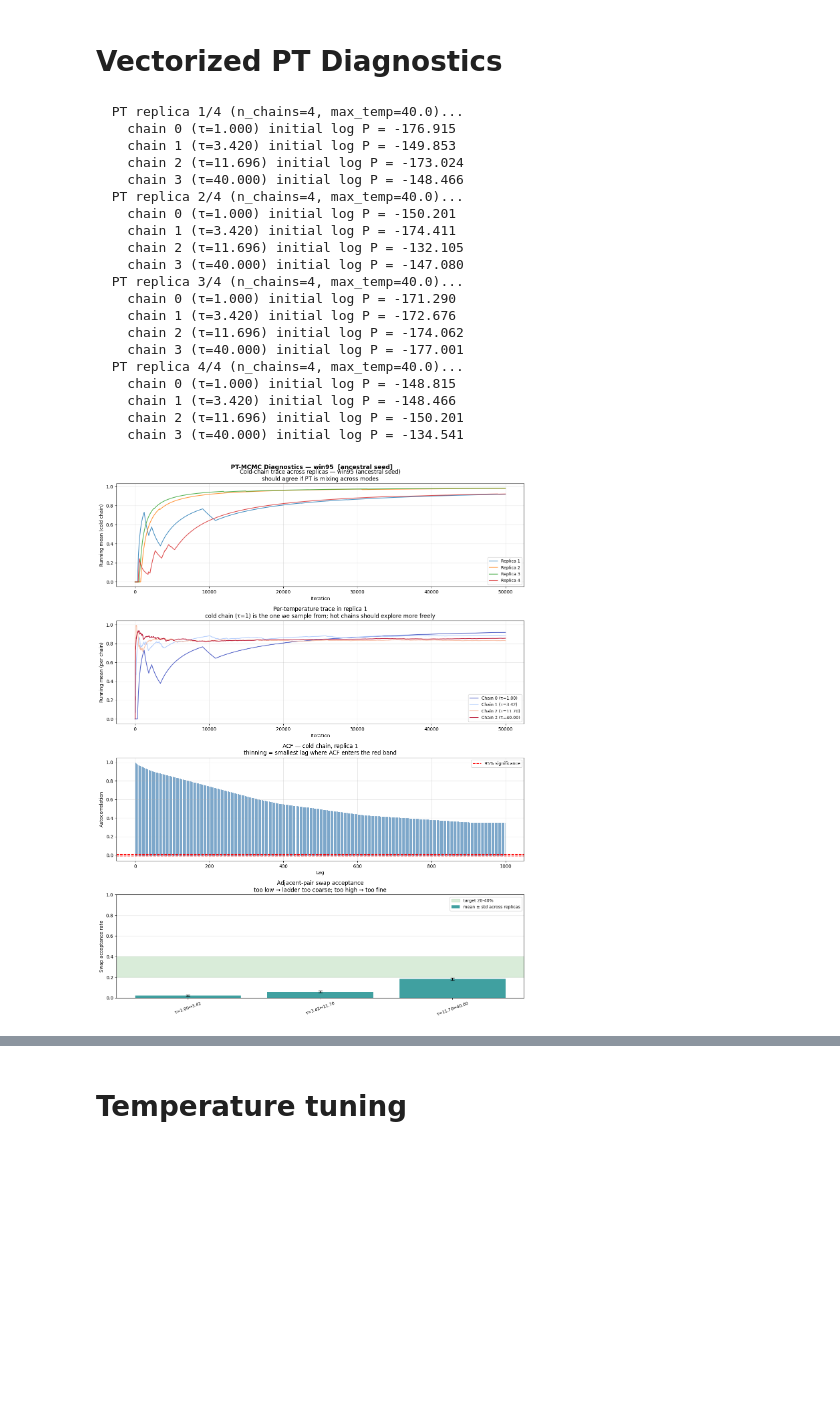
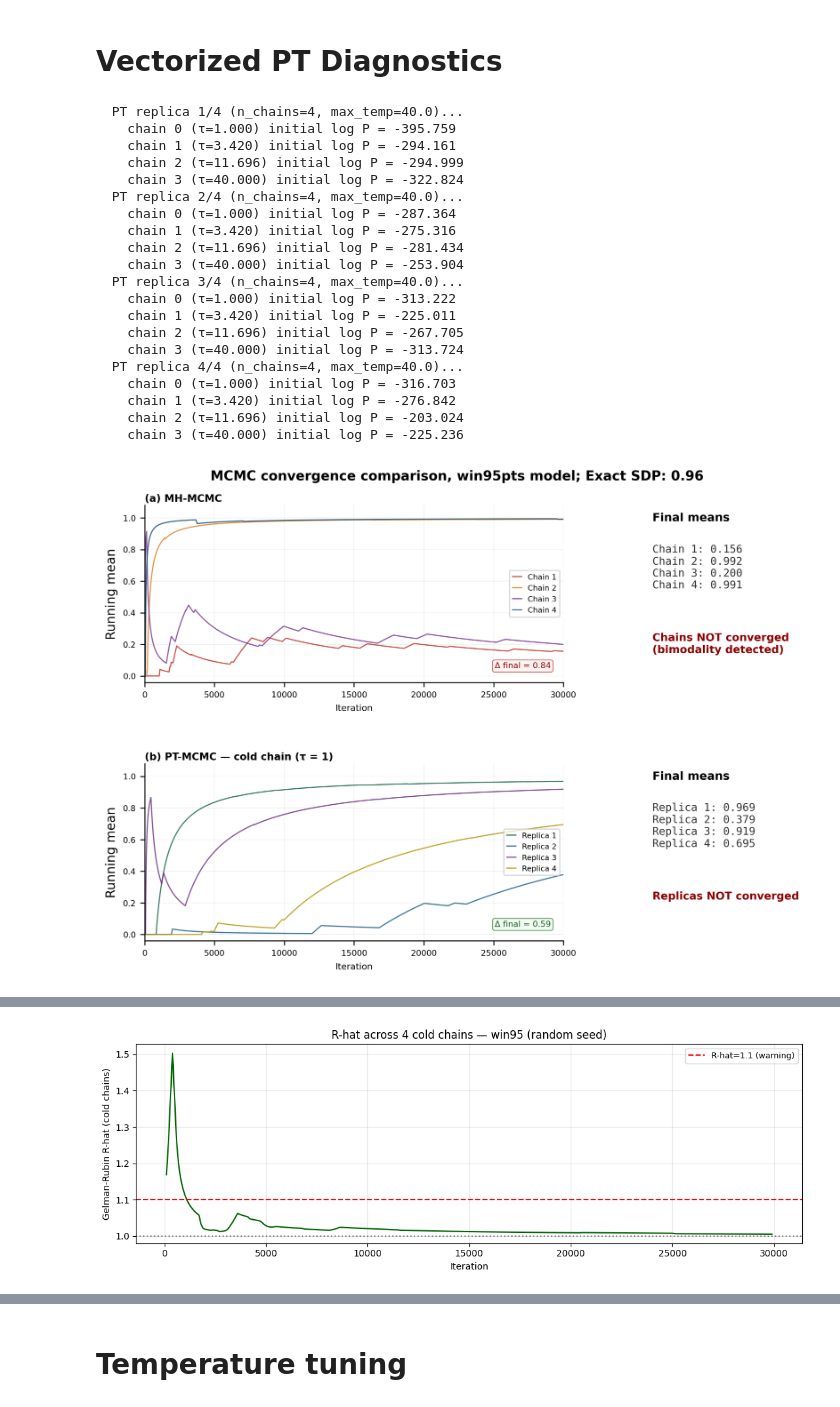
Before and after one commit to jpafcampos/explaining-BNs, a Jupyter notebook: src/mcmc_sanity_check.ipynb, the cells around one changed output, grey strips where cells are left out. Drawn from its saved outputs; the diff is of its cells as text; code cells hidden in the pictures; blank space fills up the shorter version.

```diff
--- a/src/mcmc_sanity_check.ipynb
+++ b/src/mcmc_sanity_check.ipynb
@@ -85,7 +88,7 @@ Loading models...
 # %%
 interesting_patient = {'TTOK': 'No', 'NtSpd': 'OK', 'PgOrnttnOK': 'Incorrect', 'NetOK': 'Yes', 'TrTypFnts': 'No', 'PrtPath': 'Correct', 'PrtPaper': 'No_Paper', 'Problem1': 'No_Output', 'AppData': 'Correct', 'PrtDataOut': 'Yes', 'PSERRMEM': 'Low_Memory', 'Problem4': 'Yes', 'FntInstlltn': 'Verified', 'NnTTOK': 'No', 'AppDtGnTm': 'Fast_Enough', 'DskLocal': 'Greater_than_2_Mb', 'PrtSel': 'Yes', 'Problem5': 'No', 'IncmpltPS': 'Yes', 'PrtIcon': 'Normal', 'GDIIN': 'Yes', 'PrtData': 'Yes', 'PrtPScript': 'Yes', 'HrglssDrtnAftrPrnt': 'Fast_Enough', 'AvlblVrtlMmry': 'Adequate____1Mb_', 'PrtPort': 'Yes', 'GrbldOtpt': 'No', 'GDIOUT': 'Yes', 'TnrSpply': 'Adequate', 'PrntrAccptsTrtyp': 'No', 'PrtOn': 'No', 'Problem6': 'No', 'PrtSpool': 'Disabled', 'TstpsTxt': 'x_1_Mb_Available_VM', 'PrtTimeOut': 'Long_Enough', 'PrntPrcssTm': 'Too_Long', 'PrtStatToner': 'Low__None', 'DrvSet': 'Correct'}
 # %%
-interesting_patient = {'TTOK': 'No', 'NtSpd': 'OK', 'PgOrnttnOK': 'Incorrect', 'NetOK': 'Yes', 'TrTypFnts': 'No', 'PrtPath': 'Correct', 'PrtPaper': 'No_Paper', 'Problem1': 'No_Output', 'AppData': 'Correct', 'PrtDataOut': 'Yes', 'PSERRMEM': 'Low_Memory', 'Problem4': 'Yes', 'FntInstlltn': 'Verified', 'NnTTOK': 'No', 'AppDtGnTm': 'Fast_Enough', 'DskLocal': 'Greater_than_2_Mb', 'PrtSel': 'Yes', 'Problem5': 'No', 'IncmpltPS': 'Yes', 'PrtIcon': 'Normal', 'GDIIN': 'Yes', 'PrtData': 'Yes', 'PrtPScript': 'Yes', 'HrglssDrtnAftrPrnt': 'Fast_Enough', 'AvlblVrtlMmry': 'Adequate____1Mb_', 'PrtPort': 'Yes', 'GrbldOtpt': 'No', 'GDIOUT': 'Yes', 'TnrSpply': 'Adequate', 'PrntrAccptsTrtyp': 'No', 'PrtOn': 'No', 'Problem6': 'No', 'PrtSpool': 'Disabled', 'TstpsTxt': 'x_1_Mb_Available_VM', 'PrtTimeOut': 'Long_Enough', 'PrntPrcssTm': 'Too_Long', 'PrtStatToner': 'Low__None', 'DrvSet': 'Correct', 'PrtStatMem': 'Out_of_Memory'}
+#interesting_patient = {'TTOK': 'No', 'NtSpd': 'OK', 'PgOrnttnOK': 'Incorrect', 'NetOK': 'Yes', 'TrTypFnts': 'No', 'PrtPath': 'Correct', 'PrtPaper': 'No_Paper', 'Problem1': 'No_Output', 'AppData': 'Correct', 'PrtDataOut': 'Yes', 'PSERRMEM': 'Low_Memory', 'Problem4': 'Yes', 'FntInstlltn': 'Verified', 'NnTTOK': 'No', 'AppDtGnTm': 'Fast_Enough', 'DskLocal': 'Greater_than_2_Mb', 'PrtSel': 'Yes', 'Problem5': 'No', 'IncmpltPS': 'Yes', 'PrtIcon': 'Normal', 'GDIIN': 'Yes', 'PrtData': 'Yes', 'PrtPScript': 'Yes', 'HrglssDrtnAftrPrnt': 'Fast_Enough', 'AvlblVrtlMmry': 'Adequate____1Mb_', 'PrtPort': 'Yes', 'GrbldOtpt': 'No', 'GDIOUT': 'Yes', 'TnrSpply': 'Adequate', 'PrntrAccptsTrtyp': 'No', 'PrtOn': 'No', 'Problem6': 'No', 'PrtSpool': 'Disabled', 'TstpsTxt': 'x_1_Mb_Available_VM', 'PrtTimeOut': 'Long_Enough', 'PrntPrcssTm': 'Too_Long', 'PrtStatToner': 'Low__None', 'DrvSet': 'Correct', 'PrtStatMem': 'Out_of_Memory'}
 # %%
 target = select_optimal_target_node(win95pts_model)
 target_states = win95pts_model.get_cpds(target).state_names[target]
@@ -861,7 +710,7 @@ n_evidence
 # %%
 def run_vector_pt_mcmc_diagnostics(bn, target, target_value, patient, threshold,
                             n_iterations=15000, n_replicas=4,
-                            n_chains=4, max_temp=40.0,
+                            n_chains=4, max_temp=80.0,
                             use_ancestral_seed=True,
                             swap_interval=10):
     """
@@ -1278,26 +1127,26 @@ def run_vector_pt_mcmc_diagnostics(bn, target, target_value, patient, threshold,
         'temps':        temps,
     }
 # %%
-diag_interesting_pt = run_vector_pt_mcmc_diagnostics(win95pts_model, target, target_value, interesting_patient, 0.5, n_iterations=50_000)
+diag_interesting_pt = run_vector_pt_mcmc_diagnostics(win95pts_model, target, target_value, interesting_patient, 0.5, max_temp=40.0, n_iterations=30_000, use_ancestral_seed=False)
 # %% [output]
   PT replica 1/4 (n_chains=4, max_temp=40.0)...
-    chain 0 (τ=1.000) initial log P = -176.915
-    chain 1 (τ=3.420) initial log P = -149.853
-    chain 2 (τ=11.696) initial log P = -173.024
-    chain 3 (τ=40.000) initial log P = -148.466
+    chain 0 (τ=1.000) initial log P = -395.759
+    chain 1 (τ=3.420) initial log P = -294.161
+    chain 2 (τ=11.696) initial log P = -294.999
+    chain 3 (τ=40.000) initial log P = -322.824
   PT replica 2/4 (n_chains=4, max_temp=40.0)...
-    chain 0 (τ=1.000) initial log P = -150.201
-    chain 1 (τ=3.420) initial log P = -174.411
-    chain 2 (τ=11.696) initial log P = -132.105
-    chain 3 (τ=40.000) initial log P = -147.080
+    chain 0 (τ=1.000) initial log P = -287.364
+    chain 1 (τ=3.420) initial log P = -275.316
+    chain 2 (τ=11.696) initial log P = -281.434
+    chain 3 (τ=40.000) initial log P = -253.904
   PT replica 3/4 (n_chains=4, max_temp=40.0)...
-    chain 0 (τ=1.000) initial log P = -171.290
-    chain 1 (τ=3.420) initial log P = -172.676
-    chain 2 (τ=11.696) initial log P = -174.062
-    chain 3 (τ=40.000) initial log P = -177.001
+    chain 0 (τ=1.000) initial log P = -313.222
+    chain 1 (τ=3.420) initial log P = -225.011
+    chain 2 (τ=11.696) initial log P = -267.705
+    chain 3 (τ=40.000) initial log P = -313.724
   PT replica 4/4 (n_chains=4, max_temp=40.0)...
-    chain 0 (τ=1.000) initial log P = -148.815
-    chain 1 (τ=3.420) initial log P = -148.466
-    chain 2 (τ=11.696) initial log P = -150.201
-    chain 3 (τ=40.000) initial log P = -134.541
+    chain 0 (τ=1.000) initial log P = -316.703
+    chain 1 (τ=3.420) initial log P = -276.842
+    chain 2 (τ=11.696) initial log P = -203.024
+    chain 3 (τ=40.000) initial log P = -225.236
-[figure, old version]
+[figure, new version]
@@ -1305,2 +1154,3 @@ diag_interesting_pt = run_vector_pt_mcmc_diagnostics(win95pts_model, target, tar
+[figure, added]
 ============================================================
 Network        : win95
```
Also changed, not shown: parts of 15 cells of this notebook, 24 other files.
